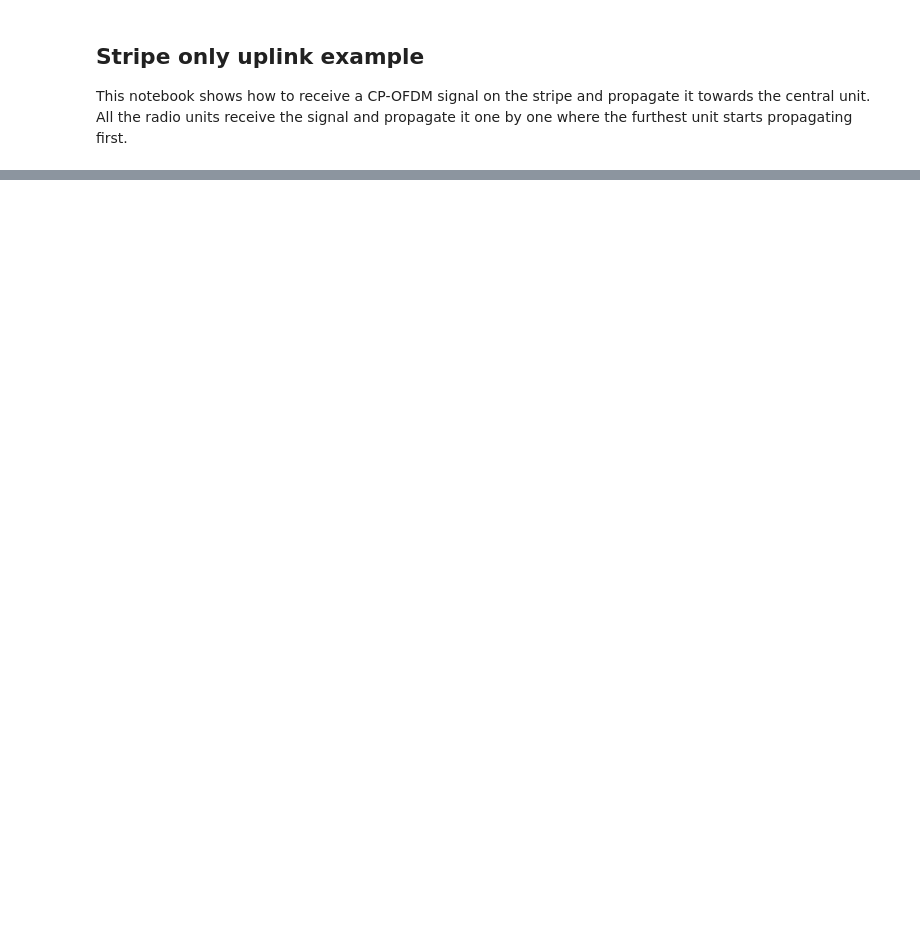
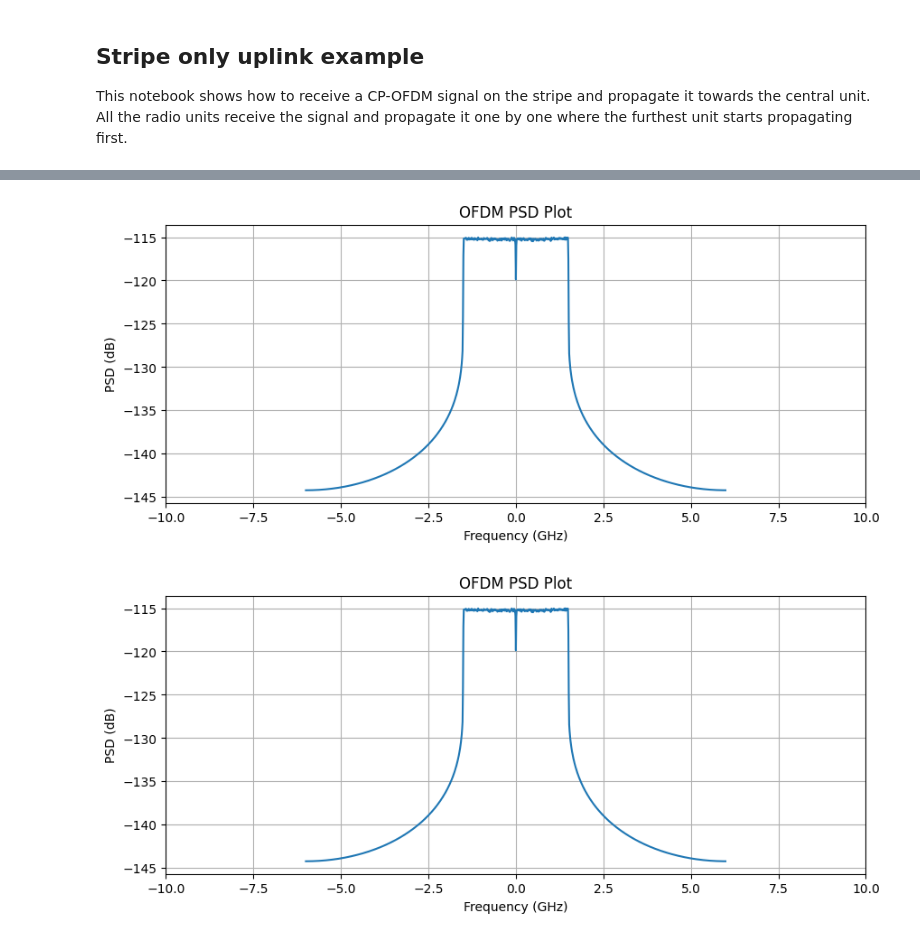
Before and after one commit to 6GTandem/6GTandem-simulator, a Jupyter notebook: examples/stripe_ul/example.ipynb, the cells around one changed output, grey strips where cells are left out. Cells and saved outputs as stored; diff of their text form; code cells hidden in the pictures; blank space fills up the shorter version.

```diff
--- a/examples/stripe_ul/example.ipynb
+++ b/examples/stripe_ul/example.ipynb
@@ -35,6 +51,10 @@ rs = RadioStripe.from_config_locations(stripe_cfg, component_config, wf)
 # %%
 # Generate an CP-OFDM waveform in the time domain.
 bits = wf.generate_bits()
 qam = wf.qam_modulate()
 ofdm_time = wf.ofdm_modulate()  # shape: nr_ofdm_symb x (fftsize + cp length)
+wf.plot_psd()
+# %% [output]
+[figure, added]
+[figure, added]
 # %%
```
Also changed, not shown: parts of 12 cells of this notebook, 5 other files.
